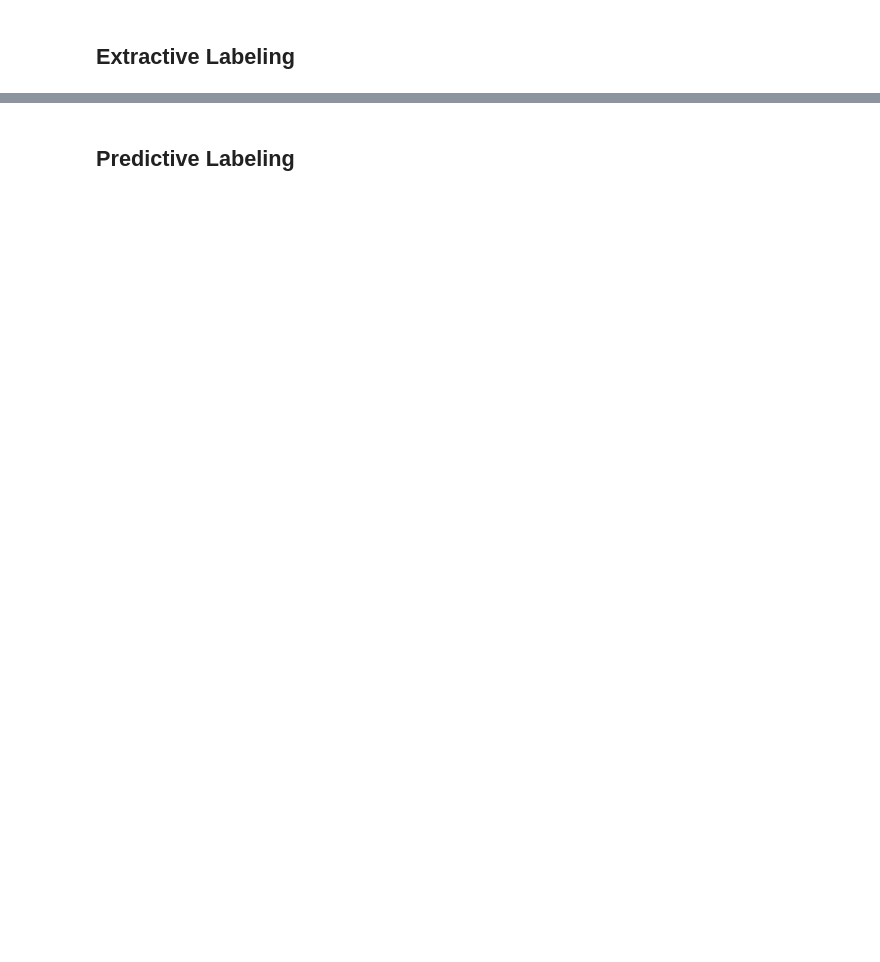
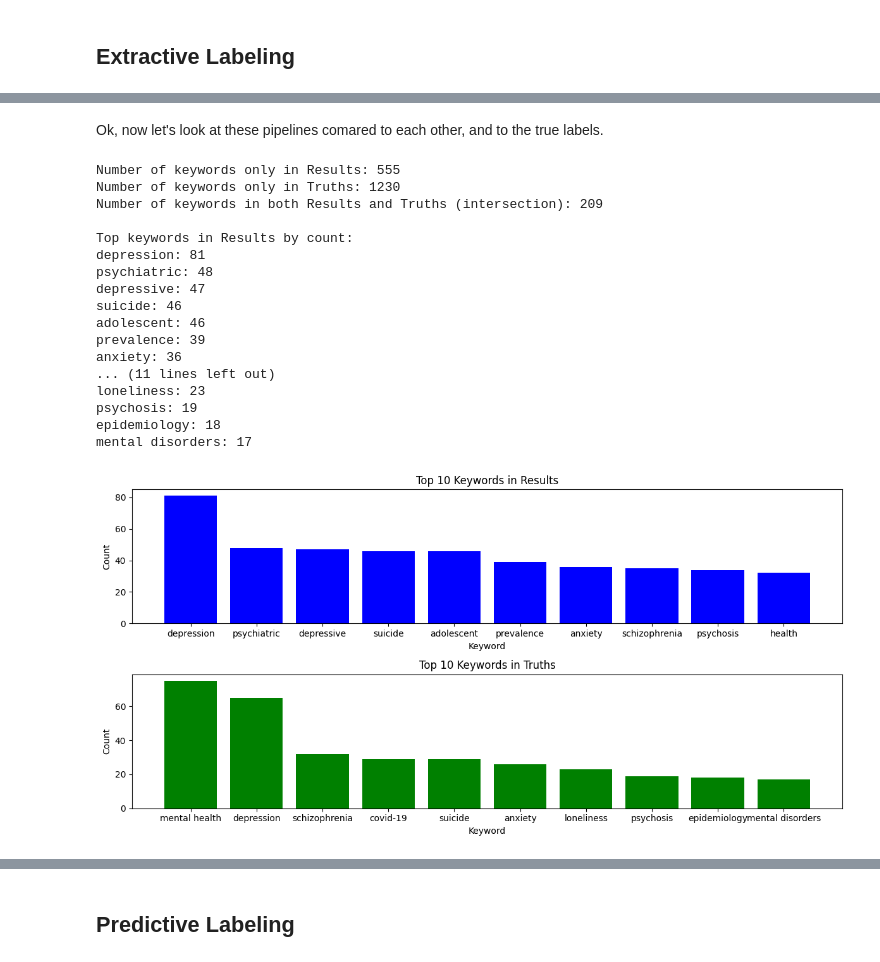
Before and after one commit to birm/nlp_pipelines, a Jupyter notebook: demo.ipynb, the cells around one changed output, grey strips where cells are left out. Saved outputs shown, nothing was run; the diff lists cells and outputs as text; code cells hidden in the pictures; blank space fills up the shorter version.

```diff
--- a/demo.ipynb
+++ b/demo.ipynb
@@ -564,0 +596,76 @@ Xgboost Pipeline Results:
+# %% [markdown]
+Ok, now let's look at these pipelines comared to each other, and to the true labels.
+# %%
+import matplotlib.pyplot as plt
+from collections import Counter
+
+# Flatten the lists of lists into single lists, make lowercase
+flat_a = [item.lower() for sublist in lemmatize_pipeline.run_data.results for item in sublist]
+flat_b = [item.lower() for sublist in lemmatize_pipeline.run_data.truths for item in sublist]
+
+set_a = set(flat_a)
+set_b = set(flat_b)
+
+intersection = set_a & set_b
+only_a = set_a - set_b
+only_b = set_b - set_a
+
+# how many distinct keywords are in results, truths, and both
+print(f"Number of keywords only in Results: {len(only_a)}")
+print(f"Number of keywords only in Truths: {len(only_b)}")
+print(f"Number of keywords in both Results and Truths (intersection): {len(intersection)}\n")
+
+# Count occurrences of keywords
+count_a = Counter(flat_a)
+count_b = Counter(flat_b)
+
+n = 10
+
+# Display the top n keywords by count for results
+print("Top keywords in Results by count:")
+top_a = count_a.most_common(n)
+for keyword, count in top_a:
+    print(f"{keyword}: {count}")
+
+# Display the top 5 keywords by count for truths
+print("\nTop keywords in Truths by count:")
+top_b = count_b.most_common(n)
+for keyword, count in top_b:
+    print(f"{keyword}: {count}")
+
+# Create bar charts for top 5 keywords in each
+fig, ax = plt.subplots(2,1, figsize=(12, 6))
+
+# Plot for each list
+ax[0].bar([item[0] for item in top_a], [item[1] for item in top_a], color='blue')
+ax[0].set_title(f"Top {n} Keywords in Results")
+ax[0].set_xlabel("Keyword")
+ax[0].set_ylabel("Count")
+
+ax[1].bar([item[0] for item in top_b], [item[1] for item in top_b], color='green')
+ax[1].set_title(f"Top {n} Keywords in Truths")
+ax[1].set_xlabel("Keyword")
+ax[1].set_ylabel("Count")
+
+# Show the plots
+plt.tight_layout()
+plt.show()
+# %% [output]
+Number of keywords only in Results: 555
+Number of keywords only in Truths: 1230
+Number of keywords in both Results and Truths (intersection): 209
+
+Top keywords in Results by count:
+depression: 81
+psychiatric: 48
+depressive: 47
+suicide: 46
+adolescent: 46
+prevalence: 39
+anxiety: 36
+... (11 lines left out)
+loneliness: 23
+psychosis: 19
+epidemiology: 18
+mental disorders: 17
+[figure, added]
```
Also changed, not shown: parts of 9 cells of this notebook, 2 other files.
